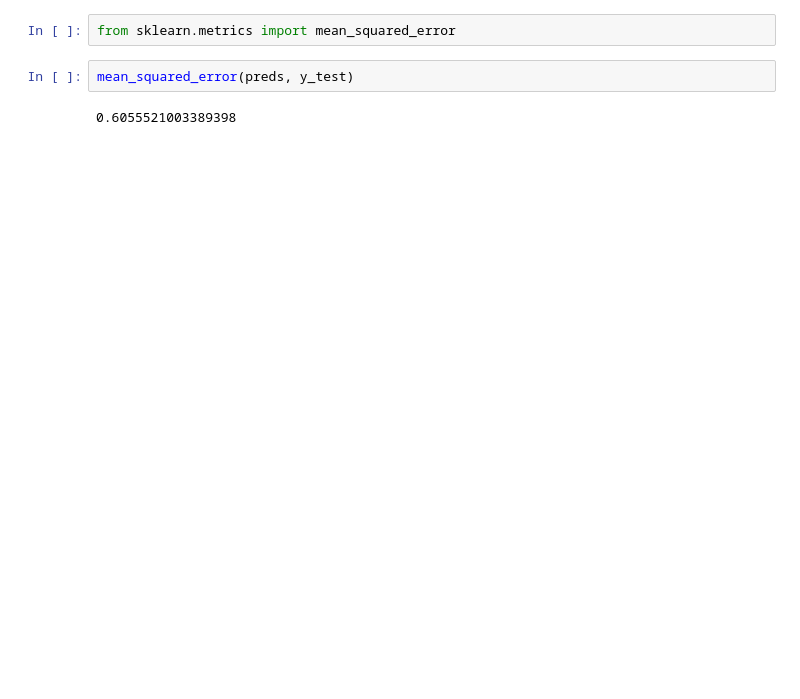
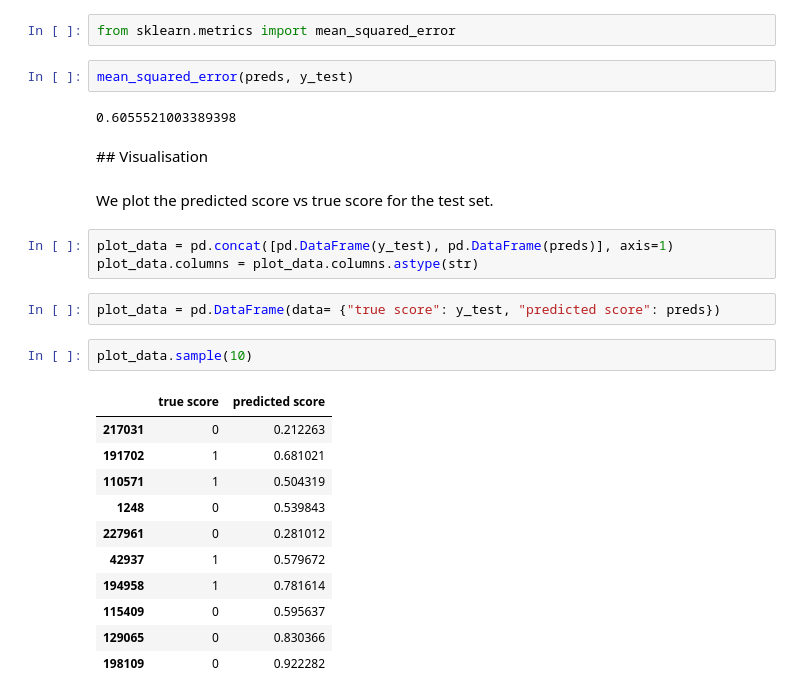
Before and after one commit to sophwats/learning-to-rank, a Jupyter notebook: 01-intro-regression.ipynb, the cells around one changed output. Saved outputs shown, nothing was run; the diff lists cells and outputs as text; blank space fills up the shorter version.

```diff
--- a/01-intro-regression.ipynb
+++ b/01-intro-regression.ipynb
@@ -127,3 +121,26 @@ from sklearn.metrics import mean_squared_error
 mean_squared_error(preds, y_test)
 # %% [output]
 0.6055521003389398
+# %% [markdown]
+## Visualisation
+# %% [markdown]
+We plot the predicted score vs true score for the test set.
+# %%
+plot_data = pd.concat([pd.DataFrame(y_test), pd.DataFrame(preds)], axis=1)
+plot_data.columns = plot_data.columns.astype(str)
+# %%
+plot_data = pd.DataFrame(data= {"true score": y_test, "predicted score": preds})
+# %%
+plot_data.sample(10)
+# %% [output]
+|  | true score | predicted score |
+| 217031 | 0 | 0.212263 |
+| 191702 | 1 | 0.681021 |
+| 110571 | 1 | 0.504319 |
+| 1248 | 0 | 0.539843 |
+| 227961 | 0 | 0.281012 |
+| 42937 | 1 | 0.579672 |
+| 194958 | 1 | 0.781614 |
+| 115409 | 0 | 0.595637 |
+| 129065 | 0 | 0.830366 |
+| 198109 | 0 | 0.922282 |
```
Also changed, not shown: parts of 7 cells of this notebook.
